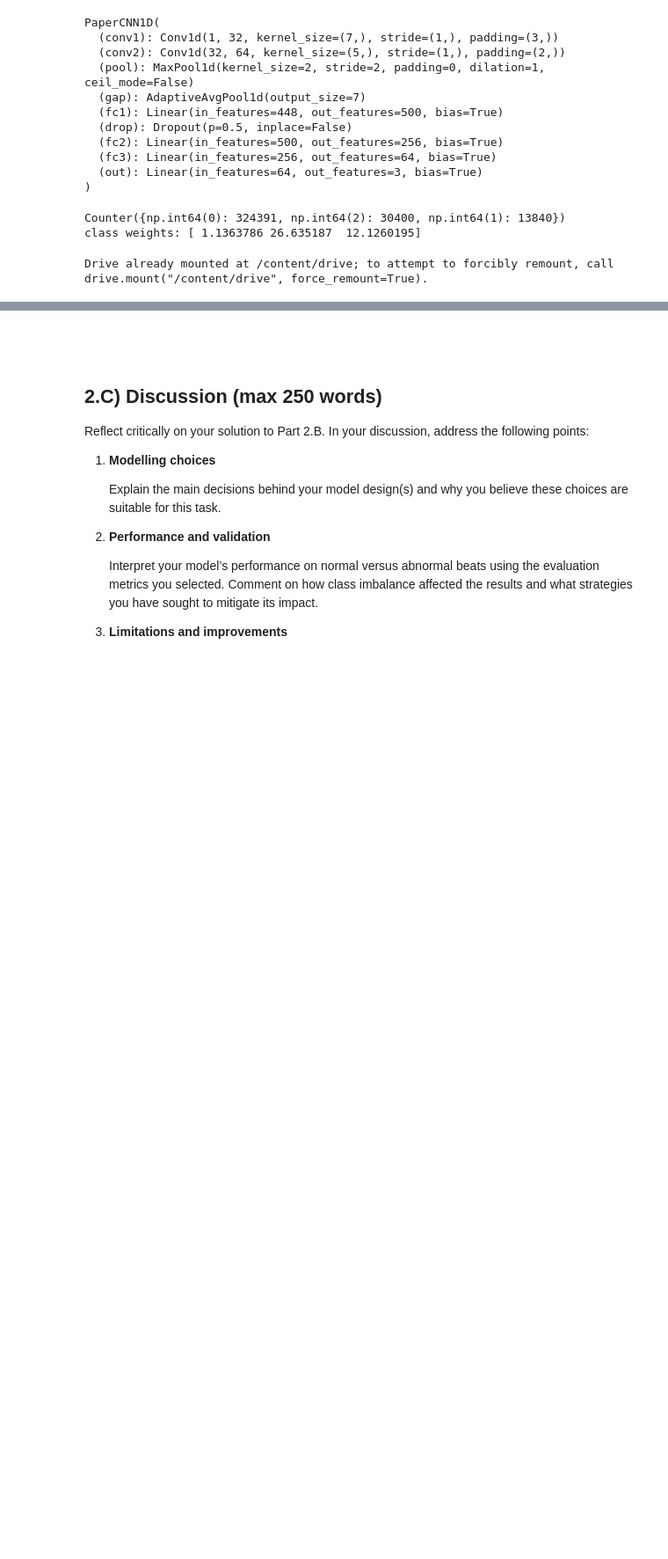
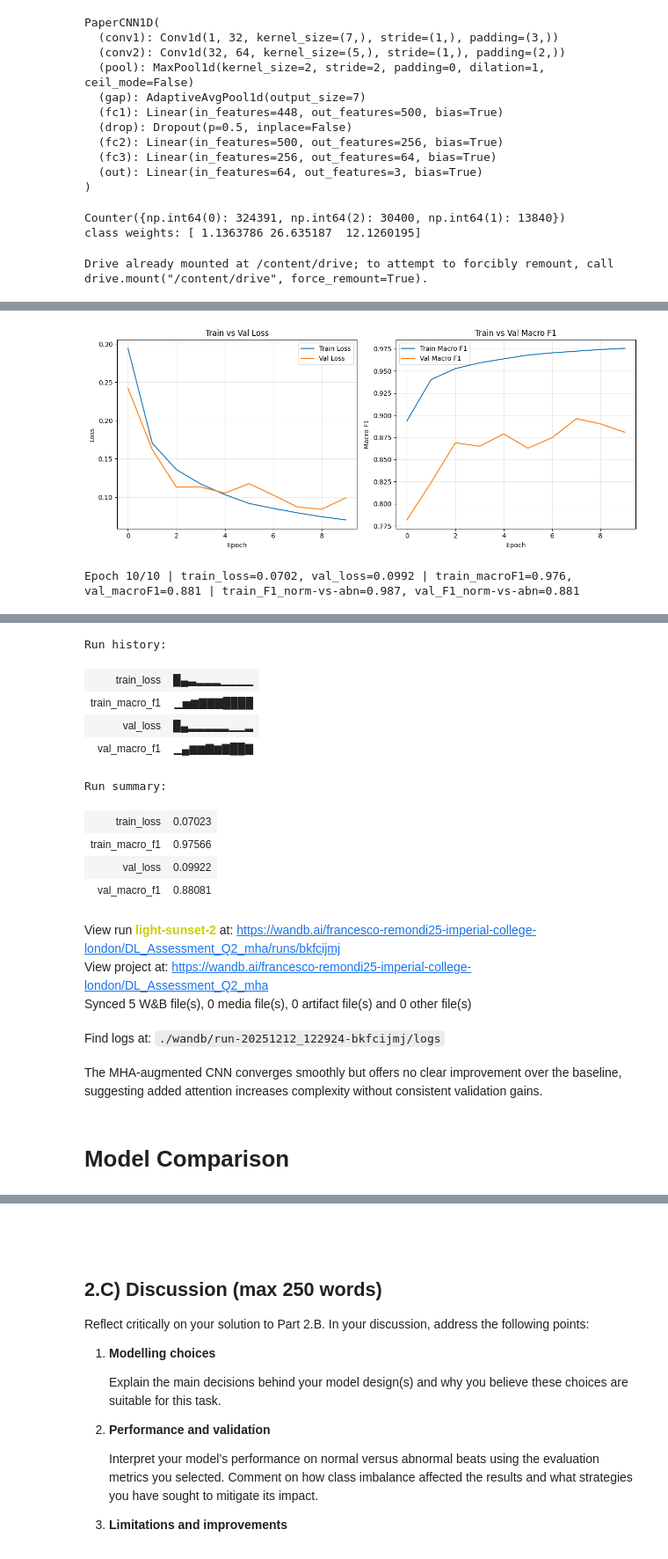
Before and after one commit to fremondi/deep-learning-for-signals-and-images, a Jupyter notebook: Assessment_Q2.ipynb, the cells around one changed output, grey strips where cells are left out. Shown at 88% size. Saved outputs shown, nothing was run; the diff lists cells and outputs as text; code cells hidden in the pictures; blank space fills up the shorter version.

```diff
--- a/Assessment_Q2.ipynb
+++ b/Assessment_Q2.ipynb
@@ -1036,6 +855,7 @@ class MHABlock1D(nn.Module):
         return x_seq.transpose(1, 2)       # (B, C, T)
 # %%
 class PaperCNN1D_MHA(nn.Module):
+    """Combine convolutions from baseline model, and add mha"""
     def __init__(self, num_classes=3, dropout_p=0.5, pool_len=7):
         super().__init__()
 
@@ -1059,30 +879,36 @@ class PaperCNN1D_MHA(nn.Module):
         self.fc3 = nn.Linear(256, 64)
         self.out = nn.Linear(64, num_classes)
 
+        # layer normalisation on MLP
         self.ln1 = nn.LayerNorm(500)
         self.ln2 = nn.LayerNorm(256)
         self.ln3 = nn.LayerNorm(64)
 
     def forward(self, x):
+        # convolution
         x = self.pool(F.relu(self.bn1(self.conv1(x))))  # (B,32,128)
         x = F.relu(self.bn2(self.conv2(x)))             # (B,64,128)
 
+        # attention
         x = self.attn(x)                                # (B,64,128)
 
+        # pooling
         x = self.pool(x)                                # (B,64,64)
         x = self.gap(x)                                 # (B,64,pool_len)
 
+        # MLP
         x = x.flatten(1)
         x = self.drop(F.relu(self.ln1(self.fc1(x))))
         x = F.relu(self.ln2(self.fc2(x)))
         x = F.relu(self.ln3(self.fc3(x)))
+
         return self.out(x)
 
-model = PaperCNN1D_MHA().to(device)
-optimizer = torch.optim.Adam(model.parameters(), lr=lr)
+model_mha = PaperCNN1D_MHA().to(device)
+optimizer_mha = torch.optim.Adam(model_mha.parameters(), lr=lr)
 # %%
 run = wandb.init(
-    project="DL_Assessment_Q2_LSTM",
+    project="DL_Assessment_Q2_mha",
     # entity="francesco-remondi25",
     config={
         "learning_rate": lr,
@@ -1204,0 +939,5 @@ Find logs at: ./wandb/run-20251212_112233-ig1oacv6/logs
+# %%
+model_mha = plot_loss_f1(model=model_mha, optimizer=optimizer_mha, run=run, path=path, num_epochs=10)
+# %% [output]
+[figure, added]
+Epoch 10/10 | train_loss=0.0702, val_loss=0.0992 | train_macroF1=0.976, val_macroF1=0.881 | train_F1_norm-vs-abn=0.987, val_F1_norm-vs-abn=0.881
@@ -1204,0 +945,18 @@ Find logs at: ./wandb/run-20251212_112233-ig1oacv6/logs
+Run history:
+| train_loss | █▄▃▂▂▂▁▁▁▁ |
+| train_macro_f1 | ▁▅▆▇▇▇████ |
+| val_loss | █▄▂▂▂▂▂▁▁▂ |
+| val_macro_f1 | ▁▄▆▆▇▆▇██▇ |
+Run summary:
+| train_loss | 0.07023 |
+| train_macro_f1 | 0.97566 |
+| val_loss | 0.09922 |
+| val_macro_f1 | 0.88081 |
+View run light-sunset-2 at: https://wandb.ai/francesco-remondi25-imperial-college-london/DL_Assessment_Q2_mha/runs/bkfcijmj
+View project at: https://wandb.ai/francesco-remondi25-imperial-college-london/DL_Assessment_Q2_mha
+Synced 5 W&B file(s), 0 media file(s), 0 artifact file(s) and 0 other file(s)
+Find logs at: ./wandb/run-20251212_122924-bkfcijmj/logs
+# %% [markdown]
+The MHA-augmented CNN converges smoothly but offers no clear improvement over the baseline, suggesting added attention increases complexity without consistent validation gains.
+# %% [markdown]
+# Model Comparison
```
Also changed, not shown: parts of 34 cells of this notebook, 1 other file.
